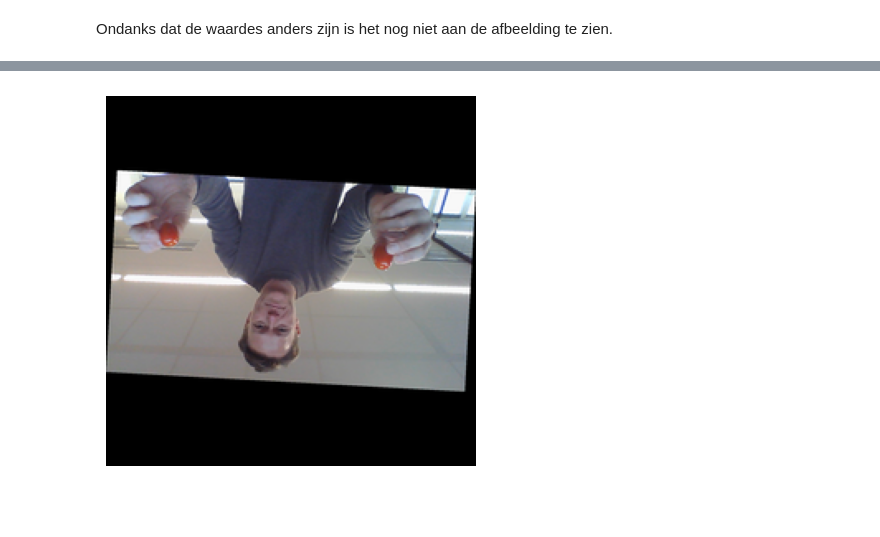
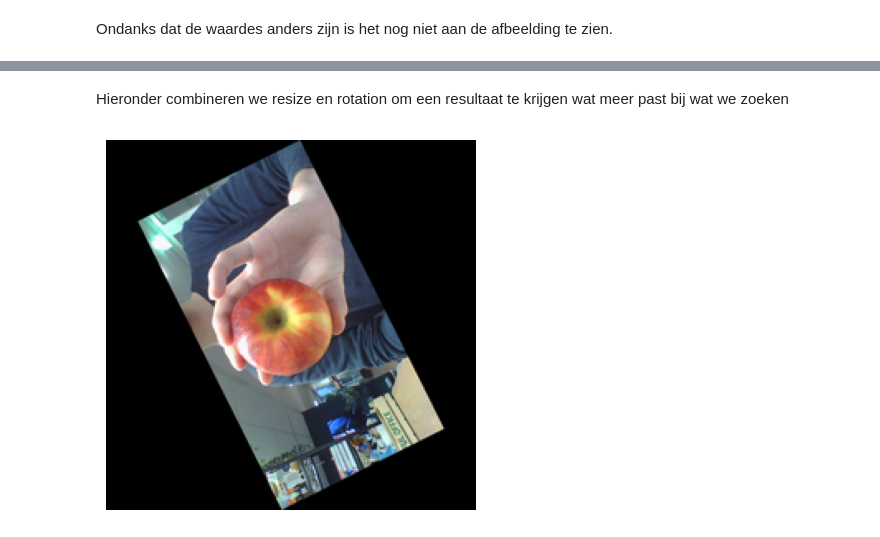
Before and after one commit to LuckyLuuk035/Computer-Vision-Showcase-SUPERP, a Jupyter notebook: code/Image Processing.ipynb, the cells around one changed output, grey strips where cells are left out. Drawn from its saved outputs; the diff is of its cells as text; code cells hidden in the pictures; blank space fills up the shorter version.

Commit message:
aanpassingen image processing

```diff
--- a/code/Image Processing.ipynb
+++ b/code/Image Processing.ipynb
@@ -23,4 +19,6 @@ folder_path = "complete_dataset\\apple"
+# %%
+folder_path = "..\\images\\selfmade_data\\Appel"
 # %%
-file_name = "Image_43.jpg"
+file_name = "WIN_20241211_14_57_45_Pro.jpg"
 # %%
 image_path = os.path.join(folder_path, file_name)
@@ -268,3 +252,5 @@ Kijk naar [U2 image segmentation](https://learnopencv.com/u2-net-image-segmentat
+# %% [markdown]
+Hieronder combineren we resize en rotation om een resultaat te krijgen wat meer past bij wat we zoeken
 # %%
 class SquarePad:
     def __call__(self, image):
@@ -313,13 +299,12 @@ transform = transforms.Compose([
     ResizeWithRandomRotation(224, 180),
 ])
 # %%
-test_image = Image.open('E:\\Studie\\Stage\\Data\\ResNet50_v1.0\\Tomaat\\WIN_20241211_12_59_04_Pro.jpg')
+test_image = Image.open(image_path)
 transformed_image = transform(test_image)
-# transformed_image.show()
 
 # Gebruik matplotlib om de afbeelding weer te geven
 plt.imshow(transformed_image)
 plt.axis('off')  # Optioneel: verberg de assen
 plt.show()
 # %% [output]
-[figure, old version]
+[figure, new version]
```
Also changed, not shown: parts of 74 cells of this notebook, 1 other file.
